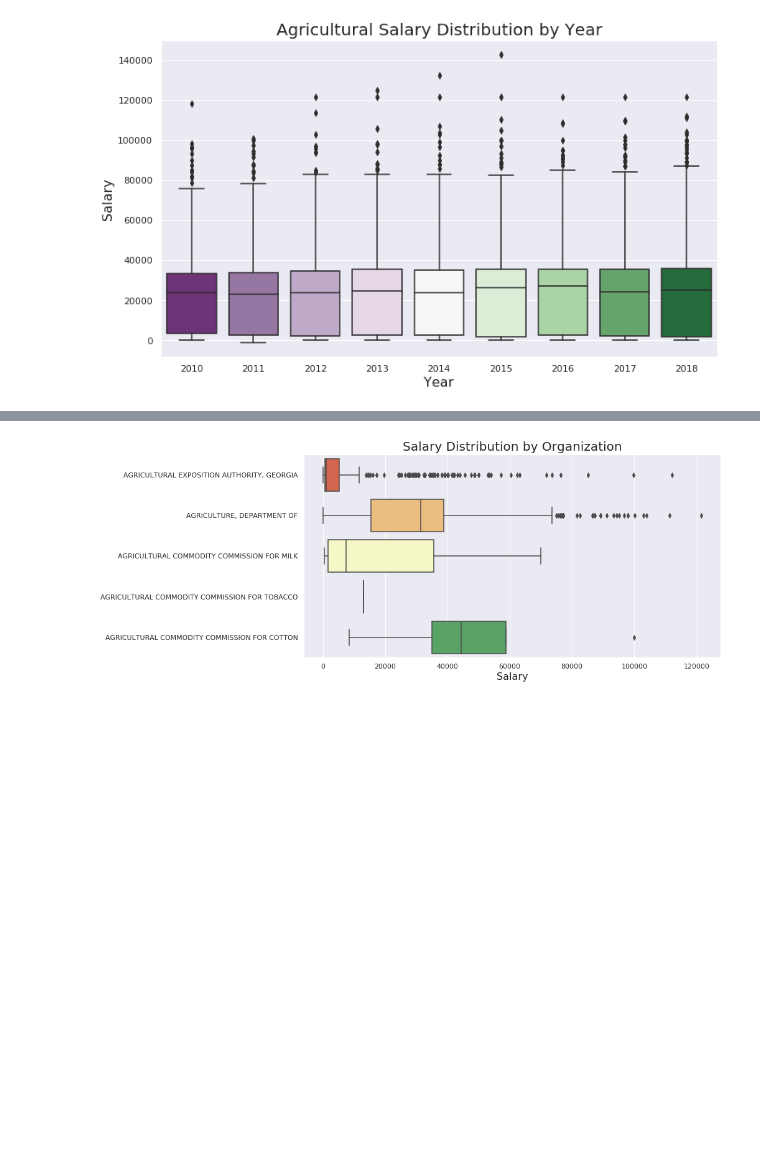
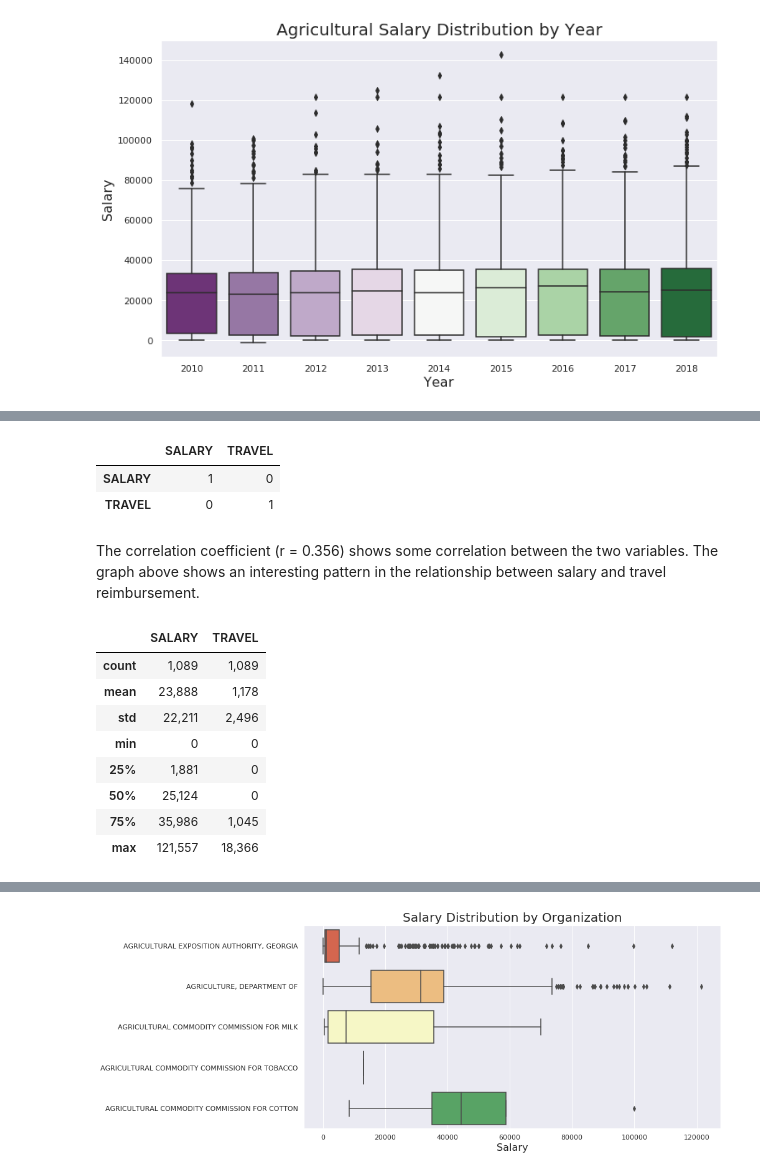
Before and after one commit to brandonsteed/ga-ag, a Jupyter notebook: salary-and-travel.ipynb, the cells around one changed output, grey strips where cells are left out. Saved outputs shown, nothing was run; the diff lists cells and outputs as text; code cells hidden in the pictures; blank space fills up the shorter version.

```diff
--- a/salary-and-travel.ipynb
+++ b/salary-and-travel.ipynb
@@ -95,0 +100,20 @@ plt.show()
+# %%
+ag2018.corr()
+# %% [output]
+|  | SALARY | TRAVEL |
+| SALARY | 1 | 0 |
+| TRAVEL | 0 | 1 |
+# %% [markdown]
+The correlation coefficient (r = 0.356) shows some correlation between the two variables.  The graph above shows an interesting pattern in the relationship between salary and travel reimbursement.
+# %%
+ag2018.describe()
+# %% [output]
+|  | SALARY | TRAVEL |
+| count | 1,089 | 1,089 |
+| mean | 23,888 | 1,178 |
+| std | 22,211 | 2,496 |
+| min | 0 | 0 |
+| 25% | 1,881 | 0 |
+| 50% | 25,124 | 0 |
+| 75% | 35,986 | 1,045 |
+| max | 121,557 | 18,366 |
```
Also changed, not shown: parts of 12 cells of this notebook.
